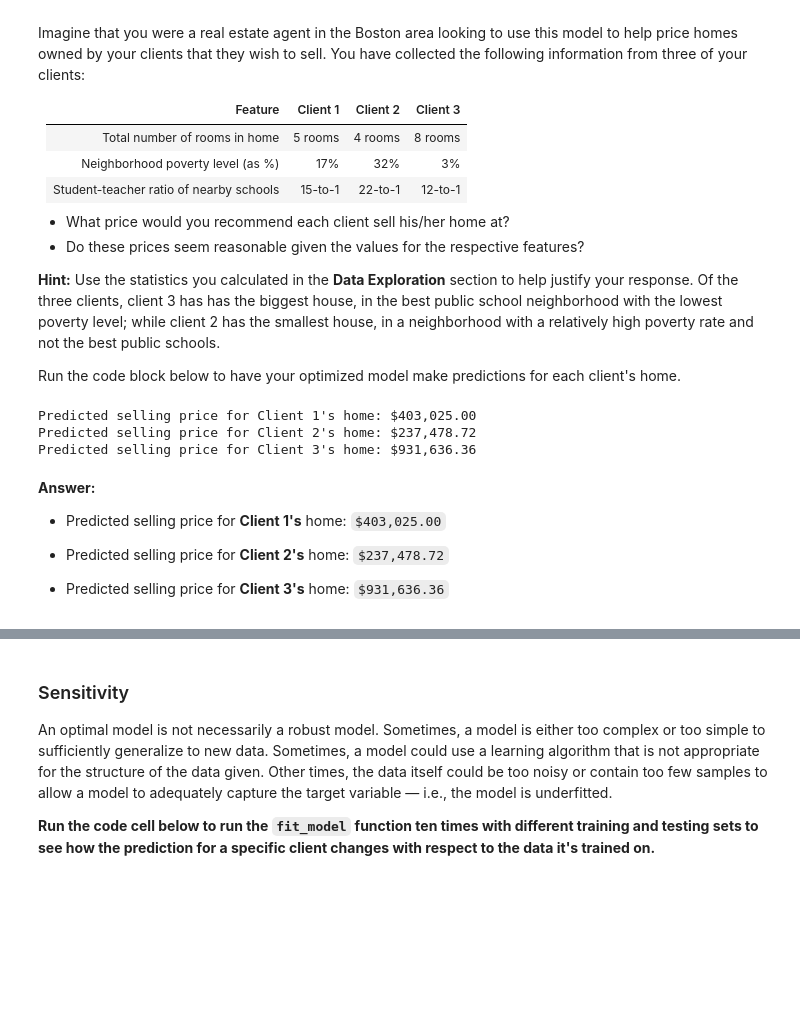
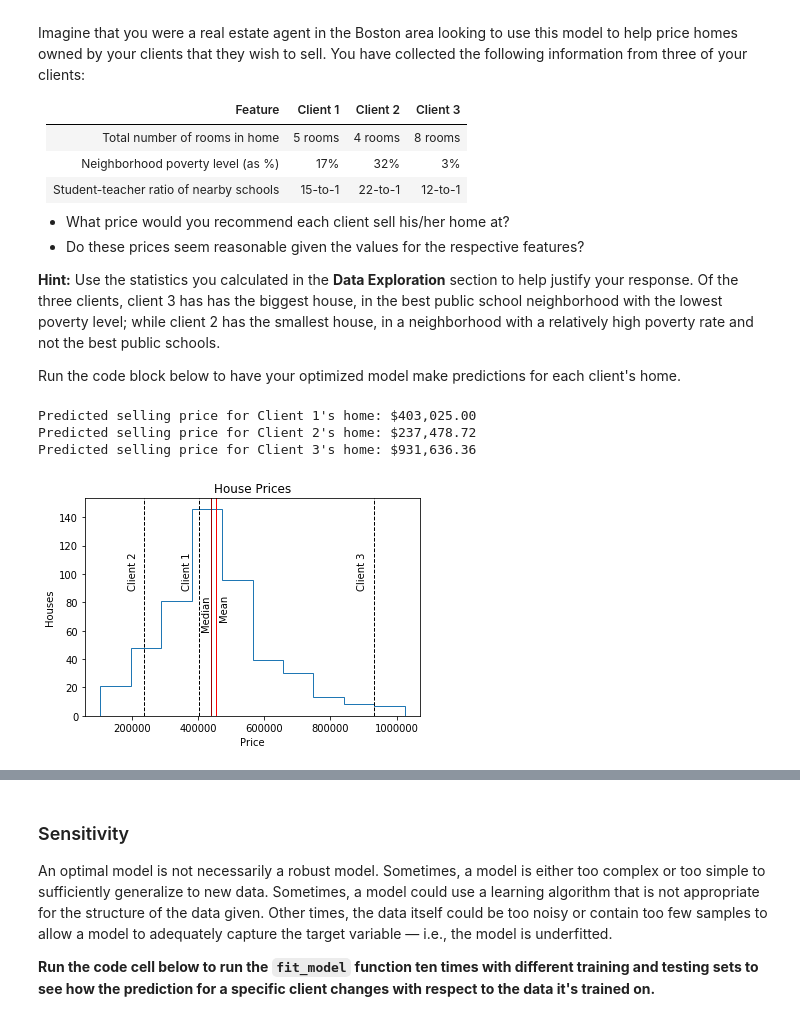
Before and after one commit to pkarbovn/udacity-01, a Jupyter notebook: Predicting Boston Housing Prices/boston_housing.ipynb, the cells around one changed output, grey strips where cells are left out. Cells and saved outputs as stored; diff of their text form; code cells hidden in the pictures; blank space fills up the shorter version.

```diff
--- a/Predicting Boston Housing Prices/boston_housing.ipynb
+++ b/Predicting Boston Housing Prices/boston_housing.ipynb
@@ -446,25 +440,32 @@ Imagine that you were a real estate agent in the Boston area looking to use this
 
 Run the code block below to have your optimized model make predictions for each client's home.
 # %%
+import matplotlib.pyplot as plt
+
 # Produce a matrix for client data
 client_data = [[5, 17, 15], # Client 1
                [4, 32, 22], # Client 2
                [8, 3, 12]]  # Client 3
 
+# Plot histogram
+plt.title('House Prices')
+plt.xlabel('Price')
+plt.ylabel('Houses')
+plt.hist(prices,histtype = 'step')
+#plt.grid(True)
+# Plot statistics
+plt.axvline(mean_price,color='#FF0000',linewidth=1)
+plt.text(mean_price+10000, 80, 'Mean', rotation=90)
+plt.axvline(median_price,color='#990000',linewidth=1)
+plt.text(median_price-30000, 80, 'Median', rotation=90)
 # Show predictions
 for i, price in enumerate(reg.predict(client_data)):
+    plt.axvline(price,color='#000000',linestyle='--',linewidth=1)
+    plt.text(price-50000, 110, 'Client '+str(i+1), rotation=90)
+    #plt.text(price+10000, 120, '${:,.2f}'.format(price), rotation=90)
     print("Predicted selling price for Client {}'s home: ${:,.2f}".format(i+1, price))
 # %% [output]
 Predicted selling price for Client 1's home: $403,025.00
 Predicted selling price for Client 2's home: $237,478.72
 Predicted selling price for Client 3's home: $931,636.36
+[figure, added]
-# %% [markdown]
-**Answer:**
-
-- Predicted selling price for **Client 1's** home: `$403,025.00`
-
-
-- Predicted selling price for **Client 2's** home: `$237,478.72`
-
-
-- Predicted selling price for **Client 3's** home: `$931,636.36`
```
Also changed, not shown: parts of 14 cells of this notebook.
